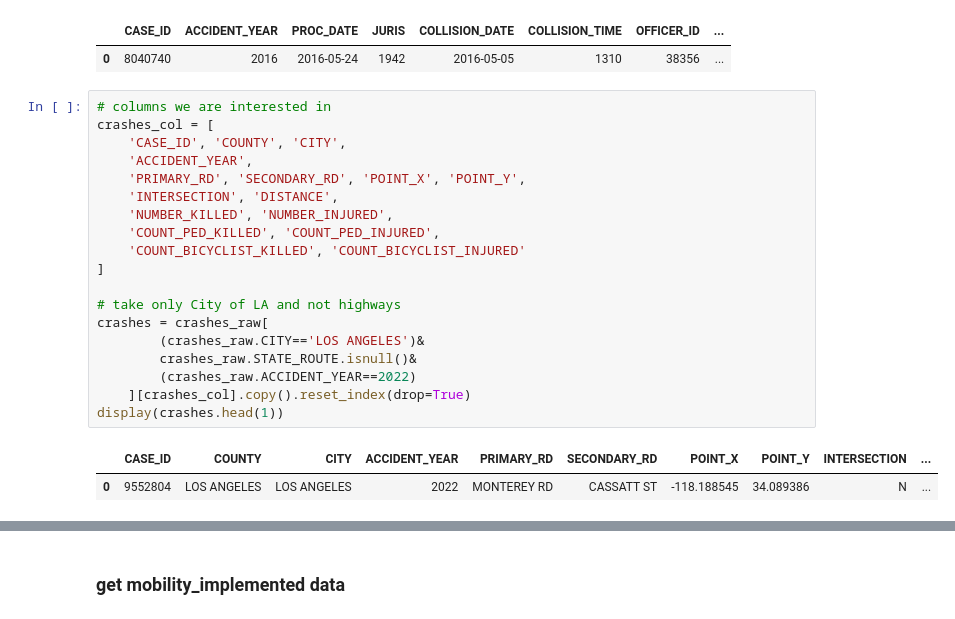
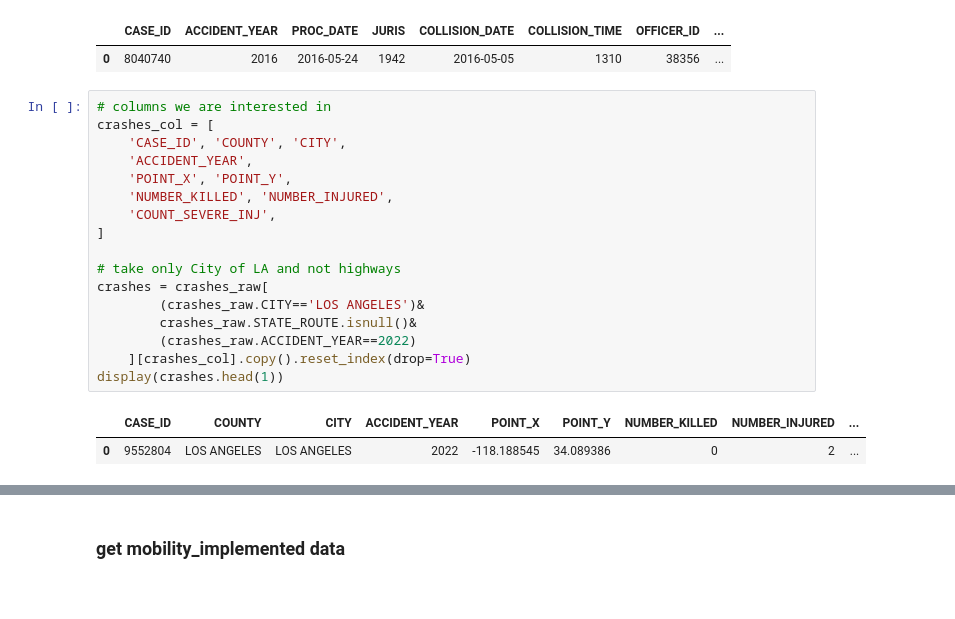
Before and after one commit to streetsforall/hsla_data_analysis, a Jupyter notebook: hsla_injuries_deaths/hsla_injuries_deaths_vs_mobility.ipynb, the cells around one changed output, grey strips where cells are left out. Cells and saved outputs as stored; diff of their text form.

Commit message:
get separate numbers for type of crush result
clean up and get separate numbers for type of crush result - killed, injured, severely injured

```diff
--- a/hsla_injuries_deaths/hsla_injuries_deaths_vs_mobility.ipynb
+++ b/hsla_injuries_deaths/hsla_injuries_deaths_vs_mobility.ipynb
@@ -106,22 +224,20 @@ display(crashes_raw.head(1))
 # %%
 # columns we are interested in
 crashes_col = [
     'CASE_ID', 'COUNTY', 'CITY',
     'ACCIDENT_YEAR',
-    'PRIMARY_RD', 'SECONDARY_RD', 'POINT_X', 'POINT_Y',
-    'INTERSECTION', 'DISTANCE',
+    'POINT_X', 'POINT_Y',
     'NUMBER_KILLED', 'NUMBER_INJURED',
-    'COUNT_PED_KILLED', 'COUNT_PED_INJURED',
-    'COUNT_BICYCLIST_KILLED', 'COUNT_BICYCLIST_INJURED'
+    'COUNT_SEVERE_INJ',
 ]
 
 # take only City of LA and not highways
 crashes = crashes_raw[
         (crashes_raw.CITY=='LOS ANGELES')&
         crashes_raw.STATE_ROUTE.isnull()&
         (crashes_raw.ACCIDENT_YEAR==2022)
     ][crashes_col].copy().reset_index(drop=True)
 display(crashes.head(1))
 # %% [output]
-|  | CASE_ID | COUNTY | CITY | ACCIDENT_YEAR | PRIMARY_RD | SECONDARY_RD | POINT_X | POINT_Y | INTERSECTION | ... |
-| 0 | 9552804 | LOS ANGELES | LOS ANGELES | 2022 | MONTEREY RD | CASSATT ST | -118.188545 | 34.089386 | N | ... |
+|  | CASE_ID | COUNTY | CITY | ACCIDENT_YEAR | POINT_X | POINT_Y | NUMBER_KILLED | NUMBER_INJURED | ... |
+| 0 | 9552804 | LOS ANGELES | LOS ANGELES | 2022 | -118.188545 | 34.089386 | 0 | 2 | ... |
```
Also changed, not shown: parts of 20 cells of this notebook.
